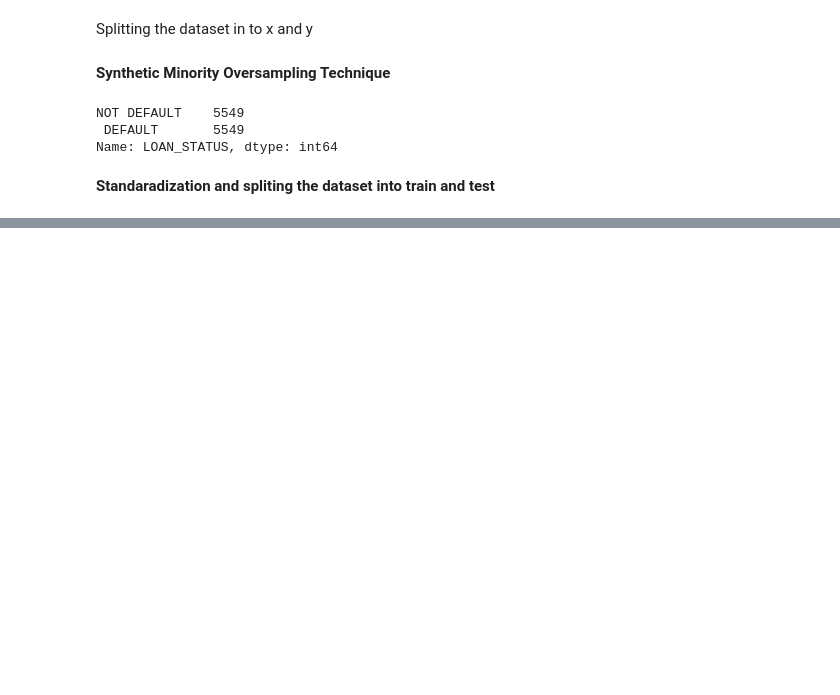
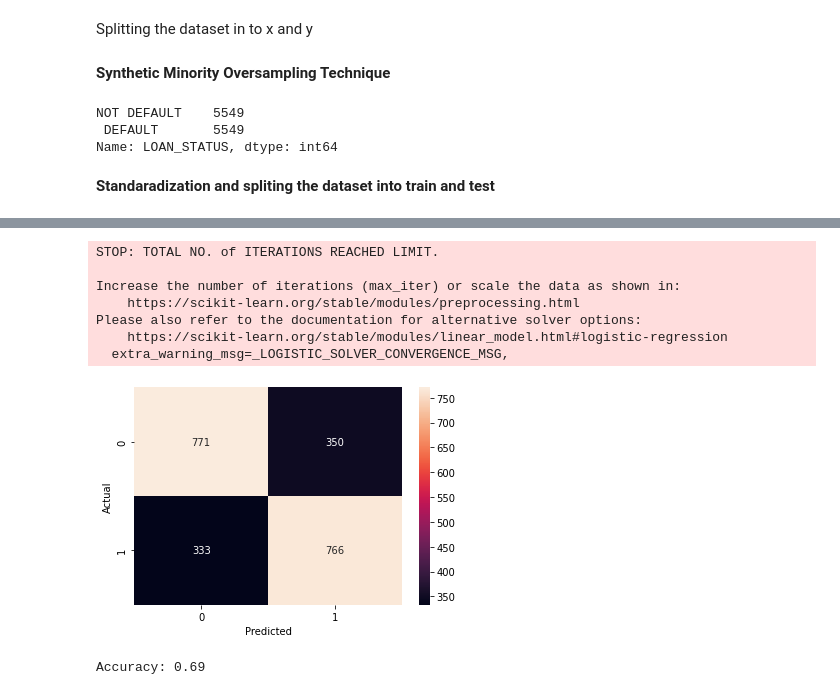
Before and after one commit to Navodya-Pramodi/ResearchProject_MF, a Jupyter notebook: ResearchProjectFinalYear.ipynb, the cells around one changed output, grey strips where cells are left out. Cells and saved outputs as stored; diff of their text form; code cells hidden in the pictures; blank space fills up the shorter version.

Commit message:
#001RegressionAlgo

```diff
--- a/ResearchProjectFinalYear.ipynb
+++ b/ResearchProjectFinalYear.ipynb
@@ -369,0 +372,13 @@ x_train,x_test,y_train,y_test=train_test_split(x_sm,y_sm,test_size=0.2,random_st
+# %%
+import warnings
+warnings.filterwarnings("ignore", category=DeprecationWarning)
+grid={
+    "C":np.logspace(-3,3,7)
+     }
+model=LogisticRegression(penalty='l2')
+
+logreg_cv=GridSearchCV(model,grid,cv=5)
+
+logreg_cv.fit(x_train,y_train)
+print("tuned hpyerparameters :(best parameters) ",logreg_cv.best_params_)
+print("accuracy :",logreg_cv.best_score_)
@@ -369,0 +412,21 @@ x_train,x_test,y_train,y_test=train_test_split(x_sm,y_sm,test_size=0.2,random_st
+# %%
+model=LogisticRegression(C=10, penalty='l2')
+model.fit(x_train,y_train)
+y_pred=model.predict(x_test)
+sns.heatmap(confusion_matrix(y_test,y_pred),annot=True,fmt="g")
+plt.xlabel("Predicted")
+plt.ylabel("Actual")
+plt.show()
+# %% [output]
+STOP: TOTAL NO. of ITERATIONS REACHED LIMIT.
+
+Increase the number of iterations (max_iter) or scale the data as shown in:
+    https://scikit-learn.org/stable/modules/preprocessing.html
+Please also refer to the documentation for alternative solver options:
+    https://scikit-learn.org/stable/modules/linear_model.html#logistic-regression
+  extra_warning_msg=_LOGISTIC_SOLVER_CONVERGENCE_MSG,
+[figure, added]
+# %%
+print('\nAccuracy: {:.2f}\n'.format(accuracy_score(y_test, y_pred)))
+# %% [output]
+Accuracy: 0.69
```
Also changed, not shown: parts of 5 cells of this notebook.
